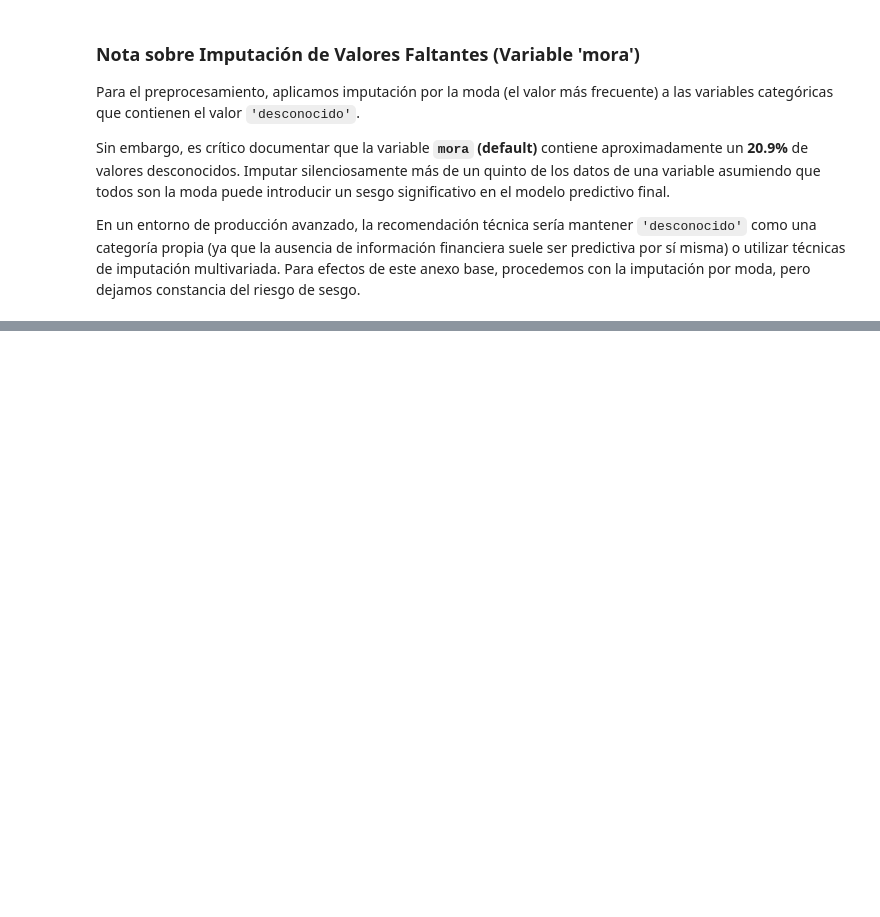
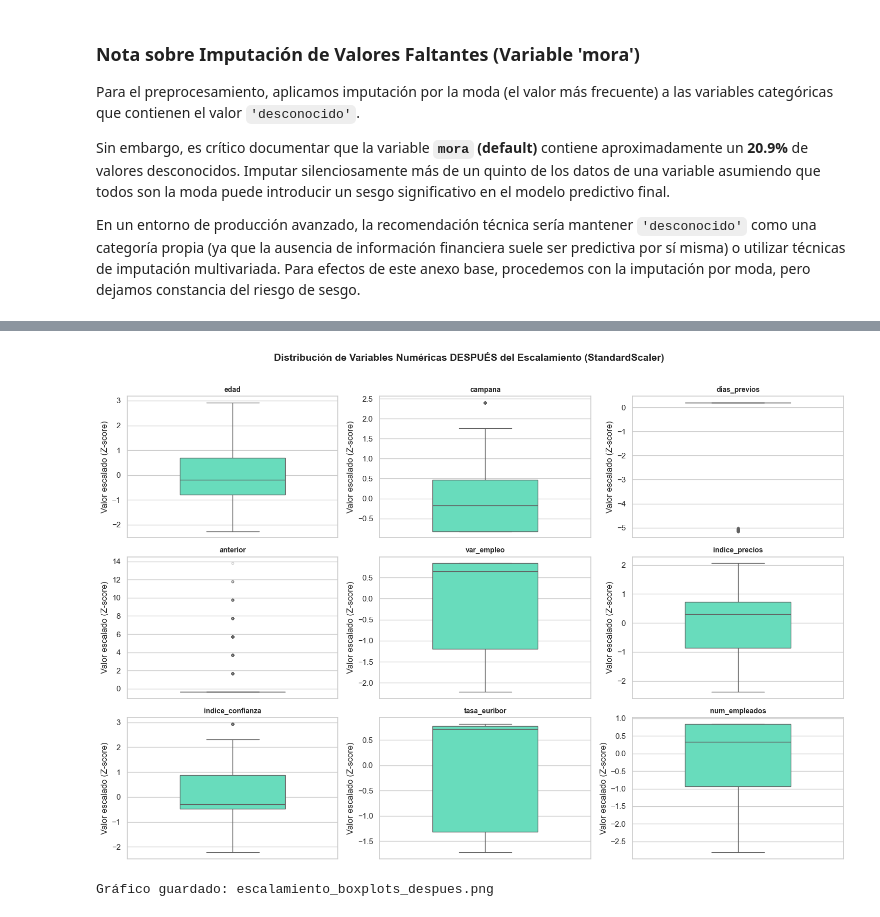
Before and after one commit to carlos31255/Ev3_preprocesamiento_banco, a Jupyter notebook: EV_Parcial2.ipynb, the cells around one changed output, grey strips where cells are left out. Saved outputs shown, nothing was run; the diff lists cells and outputs as text; code cells hidden in the pictures; blank space fills up the shorter version.

```diff
--- a/EV_Parcial2.ipynb
+++ b/EV_Parcial2.ipynb
@@ -428,0 +511,21 @@ Dataset df_ml preparado para algoritmos ML!
+# %%
+# ─── CAPPING DE OUTLIERS (IQR) + STANDARD SCALER ────────────────────────────
+def cap_outliers_iqr(series):
+    Q1 = series.quantile(0.25)
+    Q3 = series.quantile(0.75)
+    IQR = Q3 - Q1
+    return series.clip(lower=Q1 - 1.5 * IQR, upper=Q3 + 1.5 * IQR)
+
+print("=== Capping de outliers ===")
+for col in ['edad', 'campana']:
+    antes = df_ml[col].max()
+    df_ml[col] = cap_outliers_iqr(df_ml[col])
+    despues = df_ml[col].max()
+    print(f"  {col}: max antes = {antes:.1f} → max después = {despues:.1f}")
+
+# Aplicar StandardScaler
+scaler = StandardScaler()
+df_ml[numeric_cols_ml] = scaler.fit_transform(df_ml[numeric_cols_ml])
+
+print("\nStandardScaler aplicado. Estadísticos (media ≈ 0, std ≈ 1):")
+print(df_ml[numeric_cols_ml].describe().loc[['mean', 'std']].round(4).to_string())
@@ -428,0 +541,19 @@ Dataset df_ml preparado para algoritmos ML!
+# %%
+# ─── GRÁFICO: Distribución DESPUÉS del escalamiento ──────────────────────────
+fig, axes = plt.subplots(3, 3, figsize=(15, 10))
+axes = axes.flatten()
+for i, col in enumerate(numeric_cols_ml):
+    sns.boxplot(y=df_ml[col], ax=axes[i], color='#55efc4', width=0.5,
+                flierprops=dict(marker='o', markersize=3, alpha=0.3))
+    axes[i].set_title(col, fontsize=10, fontweight='bold')
+    axes[i].set_ylabel('Valor escalado (Z-score)')
+
+plt.suptitle('Distribución de Variables Numéricas DESPUÉS del Escalamiento (StandardScaler)',
+             fontsize=14, fontweight='bold', y=1.01)
+plt.tight_layout()
+plt.savefig('graficos/escalamiento_boxplots_despues.png', bbox_inches='tight', dpi=150)
+plt.show()
+print("Gráfico guardado: escalamiento_boxplots_despues.png")
+# %% [output]
+[figure, added]
+Gráfico guardado: escalamiento_boxplots_despues.png
```
Also changed, not shown: parts of 21 cells of this notebook, 20 other files.
